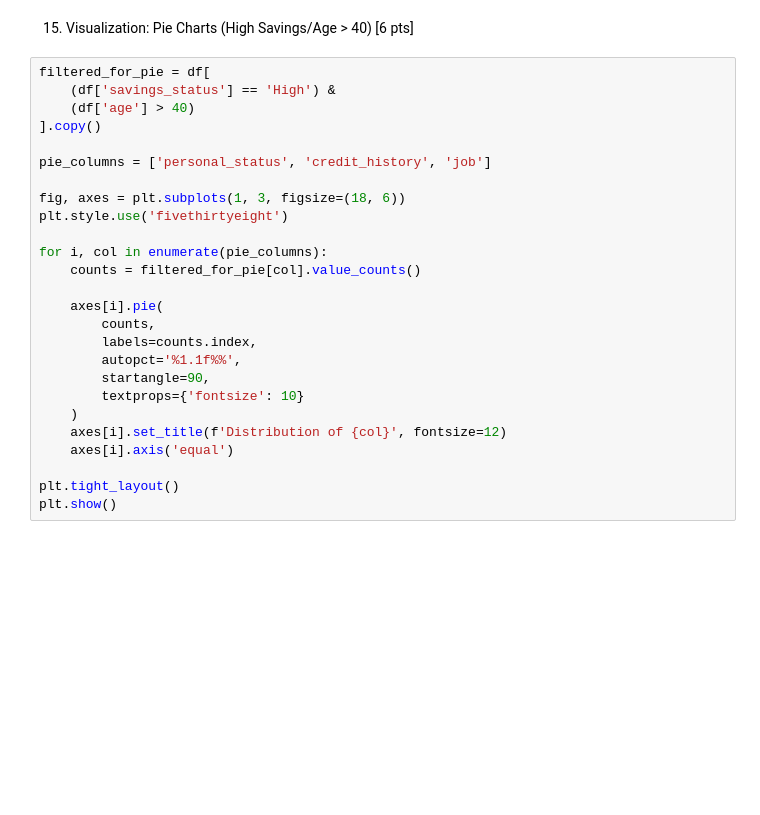
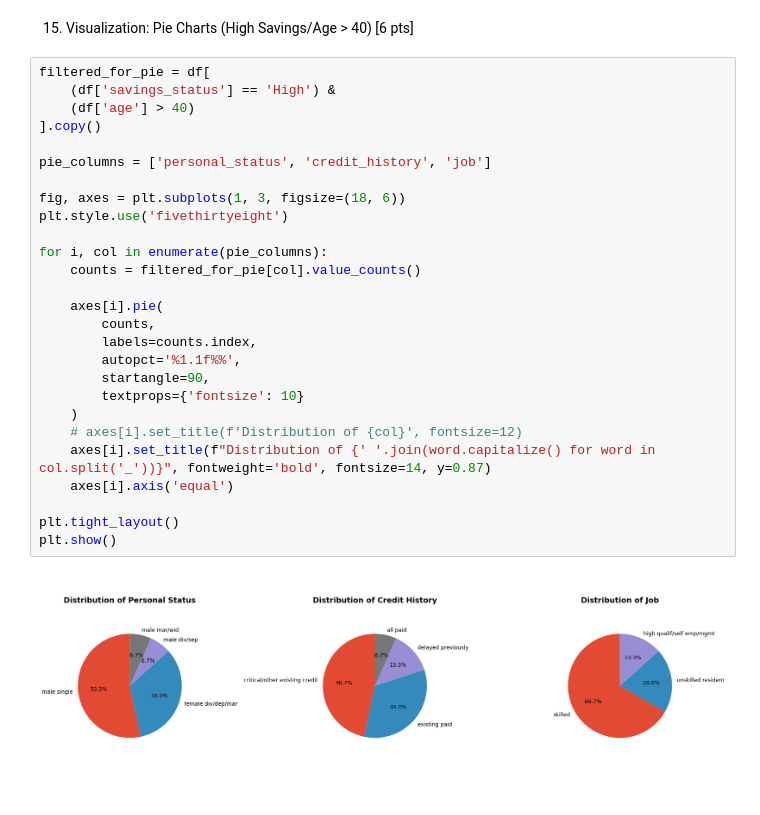
Before and after one commit to Minty9000/data_project2, a Jupyter notebook: german_credit.ipynb, the cells around one changed output. Saved outputs shown, nothing was run; the diff lists cells and outputs as text; blank space fills up the shorter version.

```diff
--- a/german_credit.ipynb
+++ b/german_credit.ipynb
@@ -305,26 +309,29 @@ plt.grid(axis='y', linestyle='--')
 # %%
 filtered_for_pie = df[
     (df['savings_status'] == 'High') &
     (df['age'] > 40)
 ].copy()
 
 pie_columns = ['personal_status', 'credit_history', 'job']
 
 fig, axes = plt.subplots(1, 3, figsize=(18, 6))
 plt.style.use('fivethirtyeight')
 
 for i, col in enumerate(pie_columns):
     counts = filtered_for_pie[col].value_counts()
 
     axes[i].pie(
         counts,
         labels=counts.index,
         autopct='%1.1f%%',
         startangle=90,
         textprops={'fontsize': 10}
     )
-    axes[i].set_title(f'Distribution of {col}', fontsize=12)
+    # axes[i].set_title(f'Distribution of {col}', fontsize=12)
+    axes[i].set_title(f"Distribution of {' '.join(word.capitalize() for word in col.split('_'))}", fontweight='bold', fontsize=14, y=0.87)
     axes[i].axis('equal')
 
 plt.tight_layout()
 plt.show()
+# %% [output]
+[figure, added]
```
Also changed, not shown: parts of 5 cells of this notebook.
